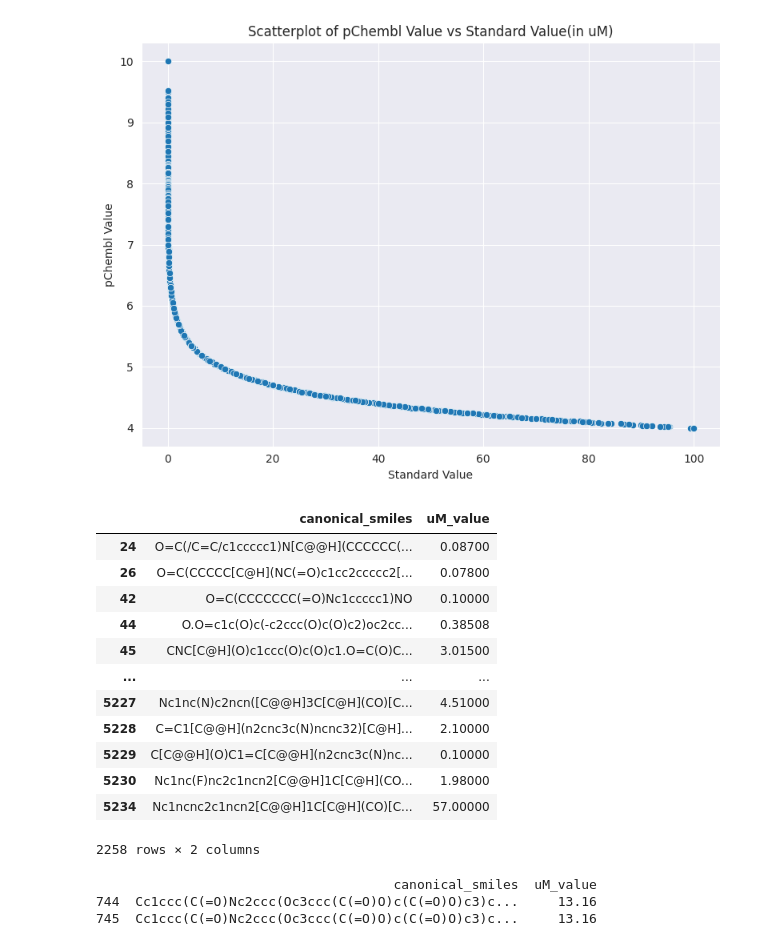
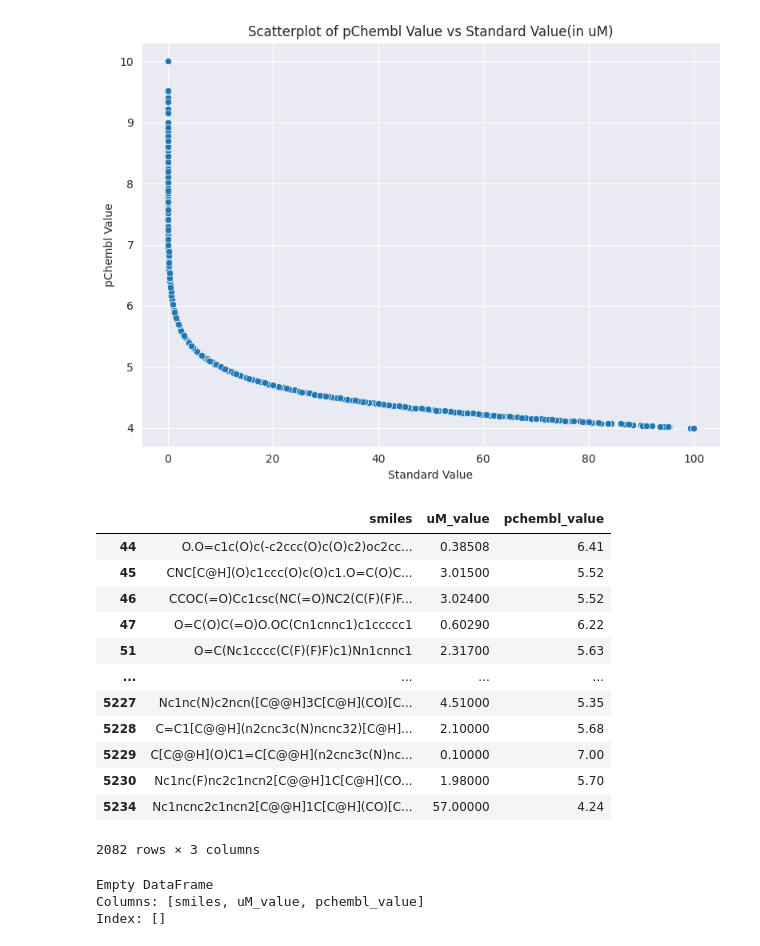
Before and after one commit to JHlozek/xai4chem, a Jupyter notebook: notebooks/raw_data_cleaning.ipynb, the cells around one changed output. Cells and saved outputs as stored; diff of their text form; code cells hidden in the pictures.

```diff
--- a/notebooks/raw_data_cleaning.ipynb
+++ b/notebooks/raw_data_cleaning.ipynb
@@ -89,3 +95,6 @@ ic50 =  df[df["standard_type"].isin(["IC50"])].copy()
 ic50.shape
 # %% [output]
 (2775, 6)
+# %%
+ic50 = ic50.drop_duplicates(subset=['canonical_smiles'],  keep='last')
+ic50.shape
@@ -202,29 +213,30 @@ plt.show()
 # %% [output]
 [figure]
 # %%
-ic50_final = ic50_conv_non_null_pchembl[["canonical_smiles", "uM_value"]].copy()
+ic50_final = ic50_conv_non_null_pchembl[["canonical_smiles", "uM_value", "pchembl_value"]].copy()
+ic50_final = ic50_final.rename(columns={'canonical_smiles': 'smiles'})
 ic50_final
 # %% [output]
-|  | canonical_smiles | uM_value |
-| 24 | O=C(/C=C/c1ccccc1)N[C@@H](CCCCCC(... | 0.08700 |
-| 26 | O=C(CCCCC[C@H](NC(=O)c1cc2ccccc2[... | 0.07800 |
-| 42 | O=C(CCCCCCC(=O)Nc1ccccc1)NO | 0.10000 |
-| 44 | O.O=c1c(O)c(-c2ccc(O)c(O)c2)oc2cc... | 0.38508 |
-| 45 | CNC[C@H](O)c1ccc(O)c(O)c1.O=C(O)C... | 3.01500 |
-| ... | ... | ... |
-| 5227 | Nc1nc(N)c2ncn([C@@H]3C[C@H](CO)[C... | 4.51000 |
-| 5228 | C=C1[C@@H](n2cnc3c(N)ncnc32)[C@H]... | 2.10000 |
-| 5229 | C[C@@H](O)C1=C[C@@H](n2cnc3c(N)nc... | 0.10000 |
-| 5230 | Nc1nc(F)nc2c1ncn2[C@@H]1C[C@H](CO... | 1.98000 |
-| 5234 | Nc1ncnc2c1ncn2[C@@H]1C[C@H](CO)[C... | 57.00000 |
+|  | smiles | uM_value | pchembl_value |
+| 44 | O.O=c1c(O)c(-c2ccc(O)c(O)c2)oc2cc... | 0.38508 | 6.41 |
+| 45 | CNC[C@H](O)c1ccc(O)c(O)c1.O=C(O)C... | 3.01500 | 5.52 |
+| 46 | CCOC(=O)Cc1csc(NC(=O)NC2(C(F)(F)F... | 3.02400 | 5.52 |
+| 47 | O=C(O)C(=O)O.OC(Cn1cnnc1)c1ccccc1 | 0.60290 | 6.22 |
+| 51 | O=C(Nc1cccc(C(F)(F)F)c1)Nn1cnnc1 | 2.31700 | 5.63 |
+| ... | ... | ... | ... |
+| 5227 | Nc1nc(N)c2ncn([C@@H]3C[C@H](CO)[C... | 4.51000 | 5.35 |
+| 5228 | C=C1[C@@H](n2cnc3c(N)ncnc32)[C@H]... | 2.10000 | 5.68 |
+| 5229 | C[C@@H](O)C1=C[C@@H](n2cnc3c(N)nc... | 0.10000 | 7.00 |
+| 5230 | Nc1nc(F)nc2c1ncn2[C@@H]1C[C@H](CO... | 1.98000 | 5.70 |
+| 5234 | Nc1ncnc2c1ncn2[C@@H]1C[C@H](CO)[C... | 57.00000 | 4.24 |
-2258 rows × 2 columns
+2082 rows × 3 columns
 # %%
 duplicates = ic50_final[ic50_final.duplicated(keep=False)]
 print(duplicates)
 # %% [output]
-                                      canonical_smiles  uM_value
-744  Cc1ccc(C(=O)Nc2ccc(Oc3ccc(C(=O)O)c(C(=O)O)c3)c...     13.16
-745  Cc1ccc(C(=O)Nc2ccc(Oc3ccc(C(=O)O)c(C(=O)O)c3)c...     13.16
+Empty DataFrame
+Columns: [smiles, uM_value, pchembl_value]
+Index: []
 # %%
 ic50_final.drop_duplicates(inplace=True)
 ic50_final
```
Also changed, not shown: parts of 9 cells of this notebook, 4 other files.
